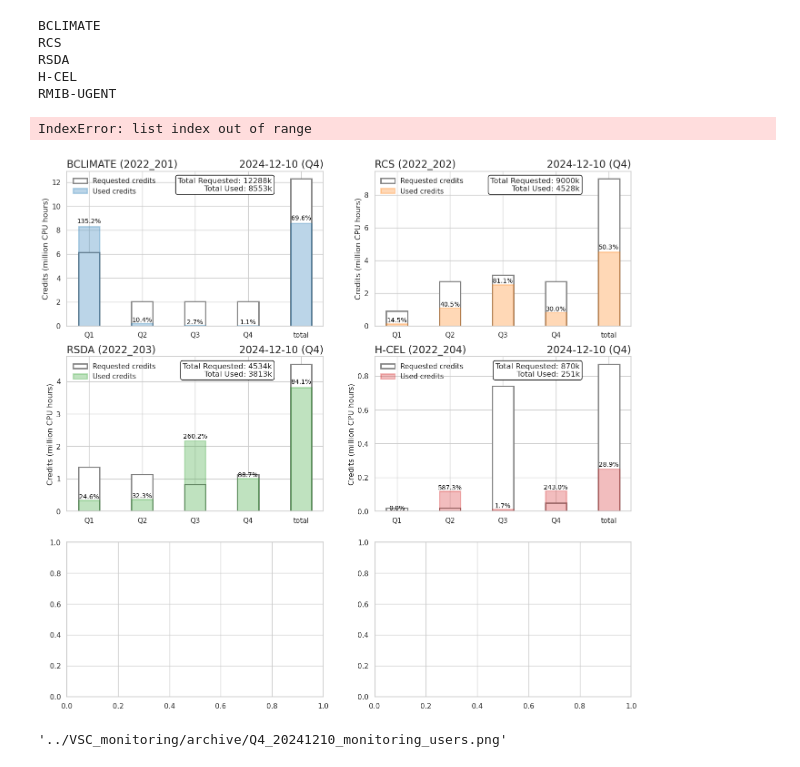
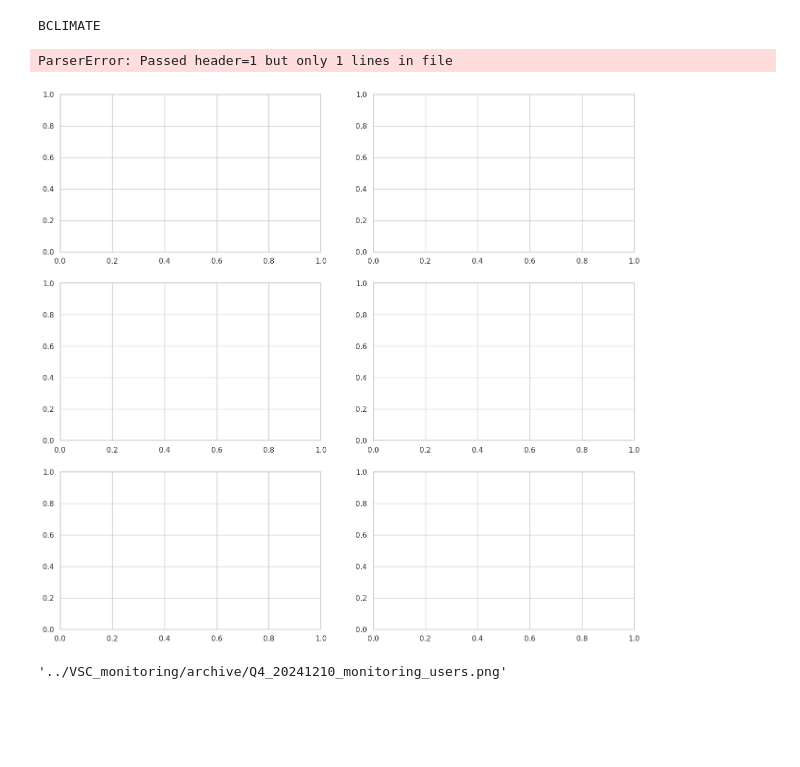
Before and after one commit to kobebryant432/storage4climate, a Jupyter notebook: check_resource_usage/VSC_monitoring/testing.ipynb, the cells around one changed output. Cells and saved outputs as stored; diff of their text form; code cells hidden in the pictures; blank space fills up the shorter version.

Commit message:
fix paths

```diff
--- a/check_resource_usage/VSC_monitoring/testing.ipynb
+++ b/check_resource_usage/VSC_monitoring/testing.ipynb
@@ -47,9 +47,9 @@ date = pd.to_datetime('today').strftime('%Y%m%d')
 #########################
 
 #Get the git directory
-#git_dir = os.popen('git rev-parse --show-toplevel').read().strip()
-#path = Path(git_dir) / f"VSC_monitoring/"
+git_dir = os.popen('git rev-parse --show-toplevel').read().strip()
 git_dir='..'
+path = Path(git_dir) / f"VSC_monitoring/"
 
 file = f"requested_resources_{year}.csv"
 # load requested resources
@@ -65,10 +65,8 @@ for i, group in enumerate(d_projects.keys()):
 
 
     # read the input files
-    #path = rf'{git_dir}/VSC_monitoring/input'
-    #all_files = glob.glob(f'{path}/*{project}.csv')
-
-    all_files = glob.glob(f'input/*{project}.csv')
+    path = rf'{git_dir}/VSC_monitoring/input'
+    all_files = glob.glob(f'{path}/*{project}.csv')
 
     df = pd.read_csv(all_files[0], header=1)
 
@@ -176,39 +174,35 @@ total_used_credits = (df_used_credits.loc[['Q1','Q2','Q3','Q4']]).sum().sum()
 text_str = f'Total Requested: {total_quarter_credits * 1e-6:.0f}M\nTotal Used: {total_used_credits * 1e-6:.0f}M'
 
 # Add text with a box around it
 ax.text(0.8, 0.96, text_str, transform=ax.transAxes, ha='right', va='top', fontsize=12,
         bbox=dict(facecolor='white', edgecolor='black', boxstyle='round,pad=0.3'))
 
 # Customize the plot
 ax.set_ylabel('Credits (million CPU hours)')
 ax.set_title(f'{pd.to_datetime(date).date()} ({current_quarter})', loc='right', size=16)
 ax.set_xticklabels(list(df_requested_credits.index), rotation=0)
 ax.set_title(f'Storage4Climate consortium', loc='left', size=16)
 ax.legend( frameon=False, loc='upper left')
 
 
 
 # Show plot
 plt.tight_layout()
 plt.show()
 
 
 # save figure and table
 plt.savefig(f'{git_dir}VSC_monitoring/output/monitoring.png')
 df_used_credits.to_csv(f'{git_dir}VSC_monitoring/output/used_resources.csv')
 
 #Move the csv file to the output archive folder
 shutil.move(all_files[0], f'{git_dir}/VSC_monitoring/archive/')
 shutil.copy(f'{git_dir}/VSC_monitoring/output/monitoring.png', f'{git_dir}/VSC_monitoring/archive/{current_quarter}_{date}_monitoring.png')
 shutil.copy(f'{git_dir}/VSC_monitoring/output/used_resources.csv', f'{git_dir}/VSC_monitoring/archive/{current_quarter}_{date}_used_resources.csv')
 # %% [output]
 BCLIMATE
-RCS
-RSDA
-H-CEL
-RMIB-UGENT
-IndexError: list index out of range
+ParserError: Passed header=1 but only 1 lines in file
-[figure, old version]
+[figure, new version]
 # %%
 # %% [output]
 '../VSC_monitoring/archive/Q4_20241210_monitoring_users.png'
```
Also changed, not shown: 5 other files.
